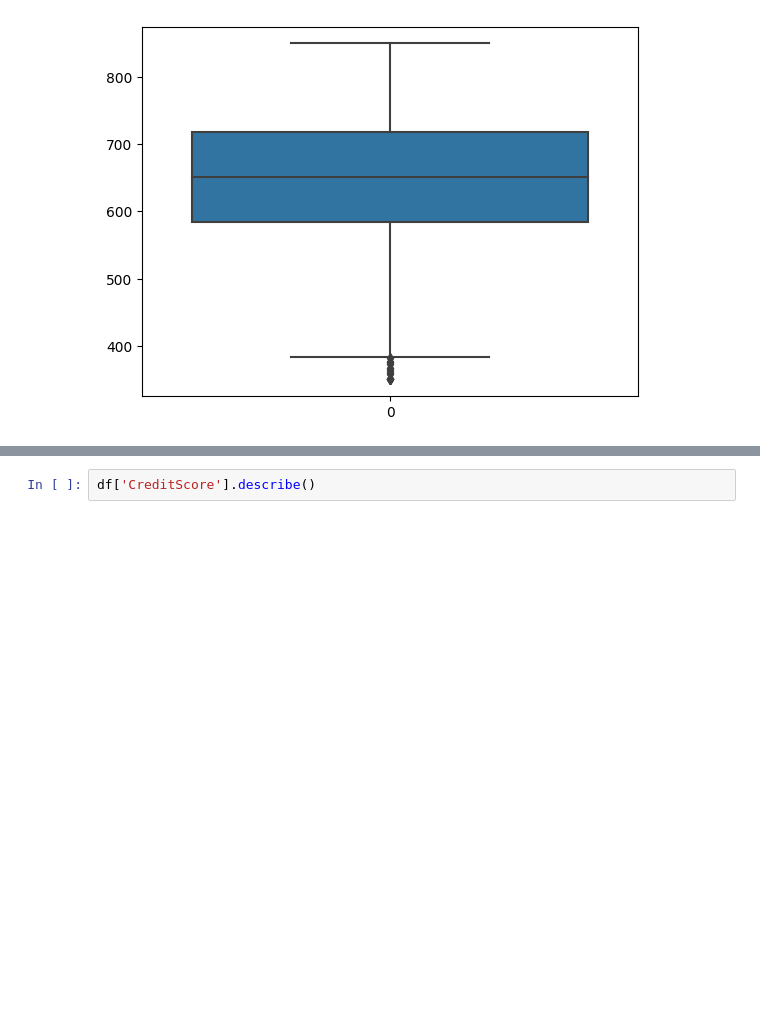
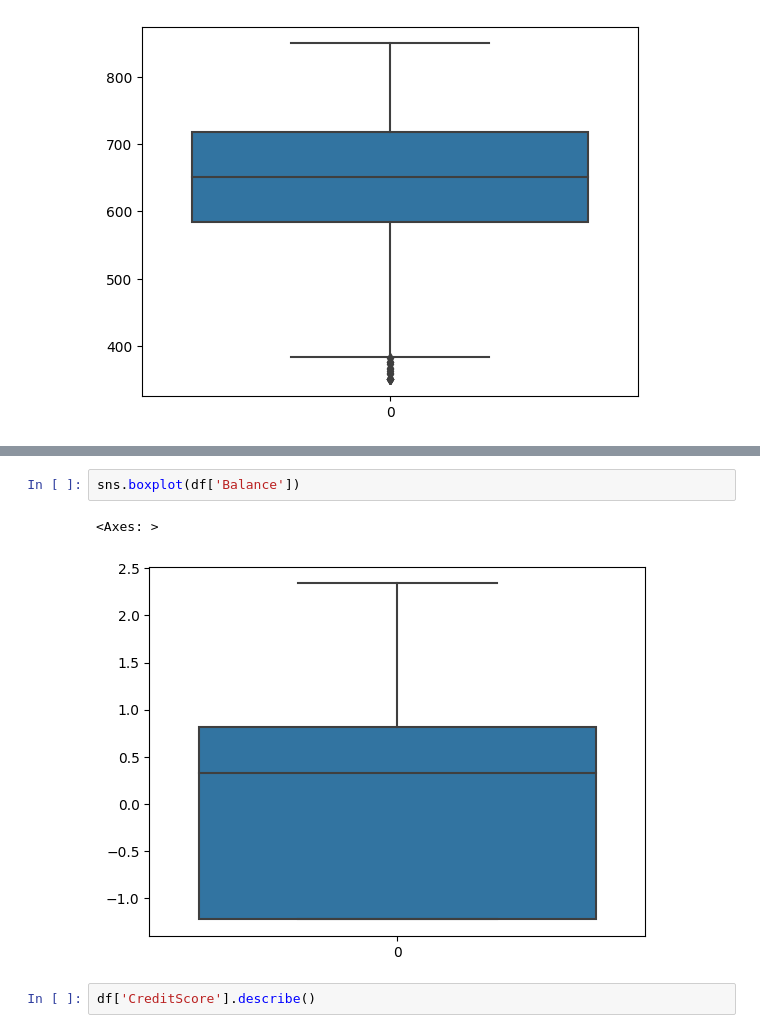
Before and after one commit to GOPIKA-S-S/ML-LAB1, a Jupyter notebook: ML1.ipynb, the cells around one changed output, grey strips where cells are left out. Drawn from its saved outputs; the diff is of its cells as text; blank space fills up the shorter version.

```diff
--- a/ML1.ipynb
+++ b/ML1.ipynb
@@ -40,3 +45,8 @@ sns.boxplot(df['CreditScore'])
+# %%
+sns.boxplot(df['Balance'])
+# %% [output]
+<Axes: >
+[figure, added]
 # %%
 df['CreditScore'].describe()
 # %% [output]
```
Also changed, not shown: parts of 1 cell of this notebook.
